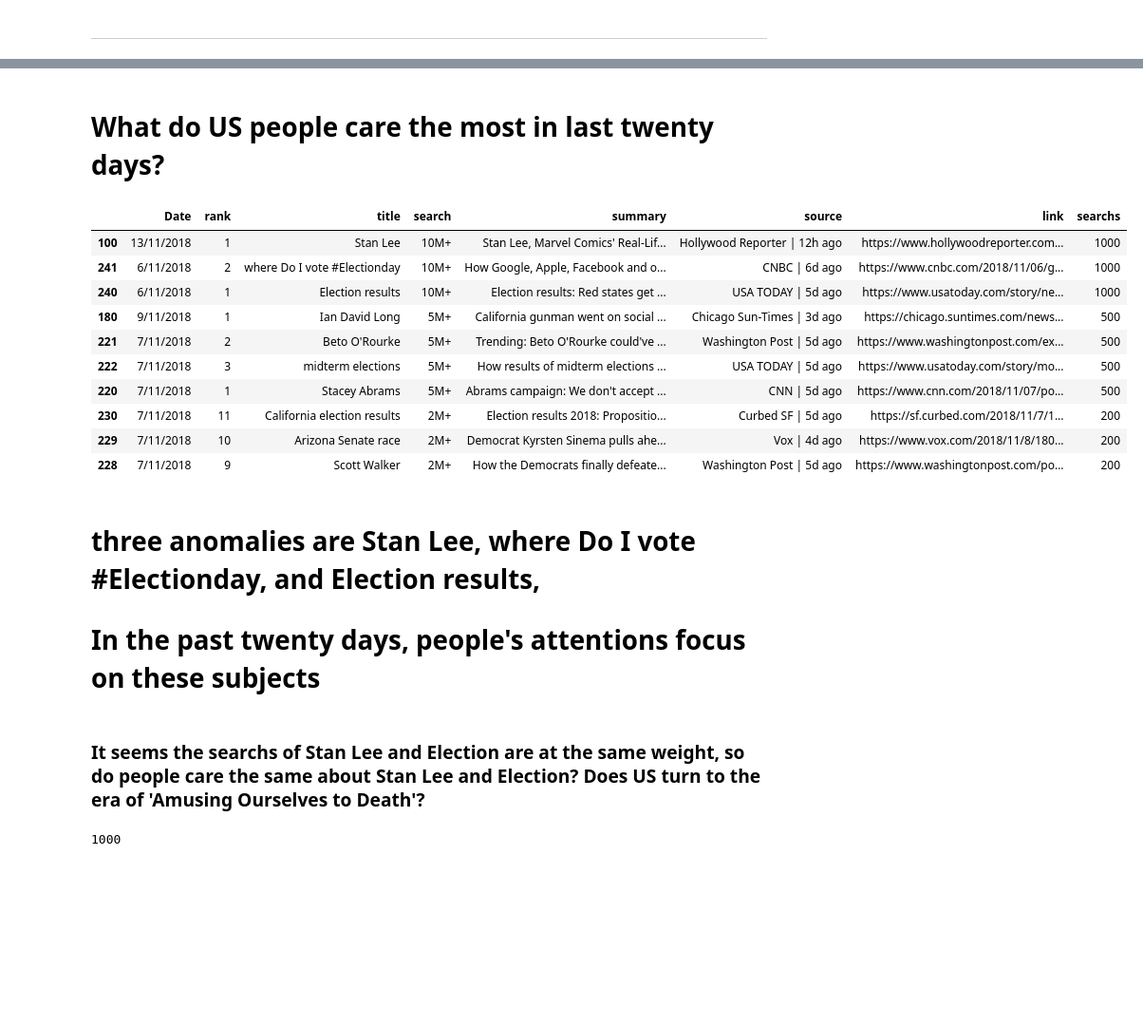
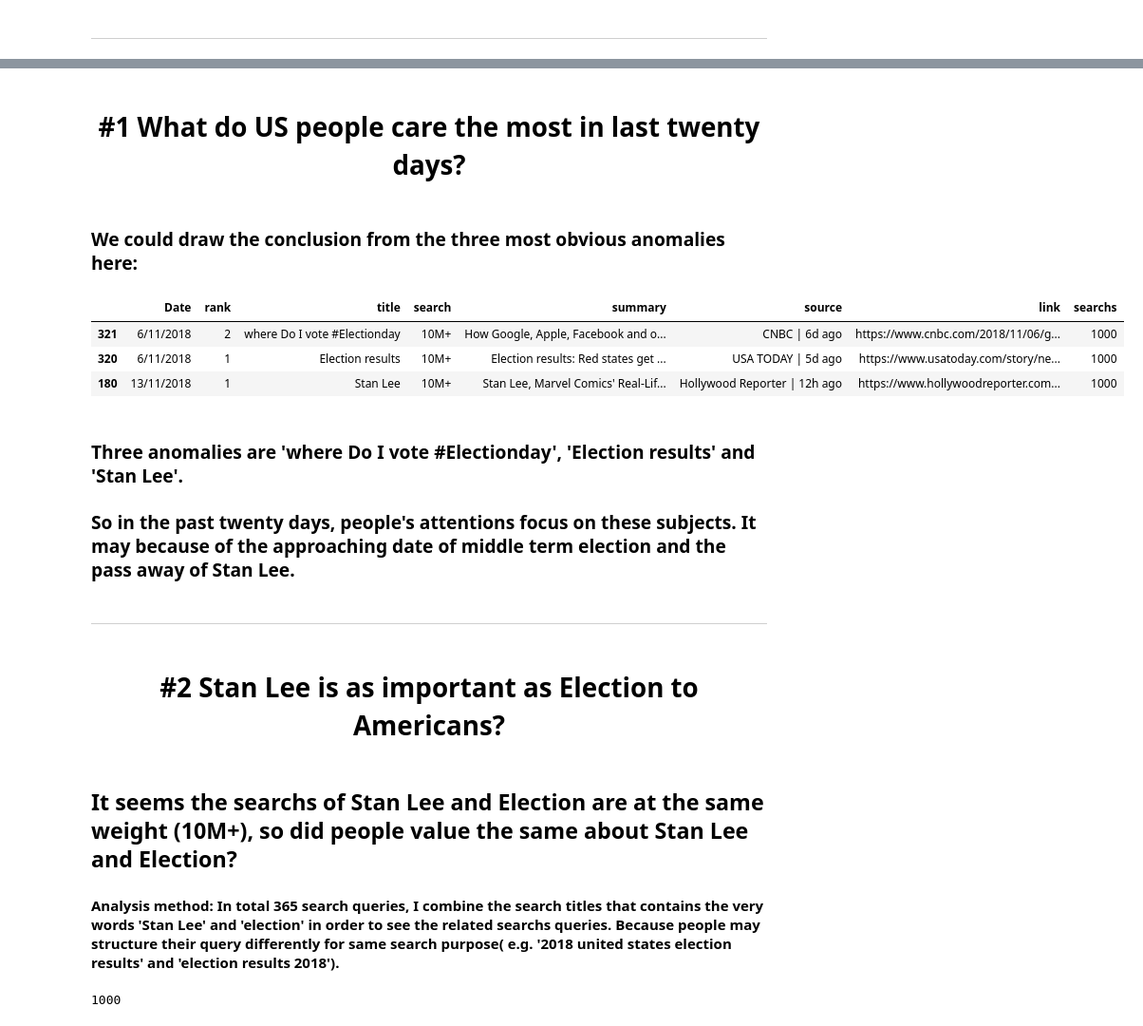
Before and after one commit to ivyWANG958/python-data-analysis, a Jupyter notebook: assign2/analysis.ipynb, the cells around one changed output, grey strips where cells are left out. Shown: that part at 95% size. Cells and saved outputs as stored; diff of their text form; code cells hidden in the pictures; blank space fills up the shorter version.

```diff
--- a/assign2/analysis.ipynb
+++ b/assign2/analysis.ipynb
@@ -115,22 +79,22 @@ sns.swarmplot(y=dfc['searchs'], data=dfc, color=".25") #how to label the anomali
 # %% [markdown]
-# What do US people care the most in last twenty days?
+# <center> #1 What do US people care the most in last twenty days?</center>
+# %% [markdown]
+###  We could draw the conclusion from the three most obvious anomalies here:
 # %%
-dfc.sort_values(by ='searchs', ascending = False).head(10)
+dfc.sort_values(by ='searchs', ascending = False).head(3)
 # %% [output]
 |  | Date | rank | title | search | summary | source | link | searchs |
-| 100 | 13/11/2018 | 1 | Stan Lee | 10M+ | Stan Lee, Marvel Comics' Real-Lif... | Hollywood Reporter | 12h ago | https://www.hollywoodreporter.com... | 1000 |
-| 241 | 6/11/2018 | 2 | where Do I vote #Electionday | 10M+ | How Google, Apple, Facebook and o... | CNBC | 6d ago | https://www.cnbc.com/2018/11/06/g... | 1000 |
-| 240 | 6/11/2018 | 1 | Election results | 10M+ | Election results: Red states get ... | USA TODAY | 5d ago | https://www.usatoday.com/story/ne... | 1000 |
-| 180 | 9/11/2018 | 1 | Ian David Long | 5M+ | California gunman went on social ... | Chicago Sun-Times | 3d ago | https://chicago.suntimes.com/news... | 500 |
-| 221 | 7/11/2018 | 2 | Beto O'Rourke | 5M+ | Trending: Beto O'Rourke could've ... | Washington Post | 5d ago | https://www.washingtonpost.com/ex... | 500 |
-| 222 | 7/11/2018 | 3 | midterm elections | 5M+ | How results of midterm elections ... | USA TODAY | 5d ago | https://www.usatoday.com/story/mo... | 500 |
-| 220 | 7/11/2018 | 1 | Stacey Abrams | 5M+ | Abrams campaign: We don't accept ... | CNN | 5d ago | https://www.cnn.com/2018/11/07/po... | 500 |
-| 230 | 7/11/2018 | 11 | California election results | 2M+ | Election results 2018: Propositio... | Curbed SF | 5d ago | https://sf.curbed.com/2018/11/7/1... | 200 |
-| 229 | 7/11/2018 | 10 | Arizona Senate race | 2M+ | Democrat Kyrsten Sinema pulls ahe... | Vox | 4d ago | https://www.vox.com/2018/11/8/180... | 200 |
-| 228 | 7/11/2018 | 9 | Scott Walker | 2M+ | How the Democrats finally defeate... | Washington Post | 5d ago | https://www.washingtonpost.com/po... | 200 |
+| 321 | 6/11/2018 | 2 | where Do I vote #Electionday | 10M+ | How Google, Apple, Facebook and o... | CNBC | 6d ago | https://www.cnbc.com/2018/11/06/g... | 1000 |
+| 320 | 6/11/2018 | 1 | Election results | 10M+ | Election results: Red states get ... | USA TODAY | 5d ago | https://www.usatoday.com/story/ne... | 1000 |
+| 180 | 13/11/2018 | 1 | Stan Lee | 10M+ | Stan Lee, Marvel Comics' Real-Lif... | Hollywood Reporter | 12h ago | https://www.hollywoodreporter.com... | 1000 |
 # %% [markdown]
-# three anomalies are Stan Lee, where Do I vote #Electionday, and Election results,
-# In the past twenty days, people's attentions focus on these subjects
+### Three anomalies are 'where Do I vote #Electionday', 'Election results' and 'Stan Lee'.
+### So in the past twenty days, people's attentions focus on these subjects. It may because of the approaching date of middle term election and the pass away of Stan Lee.
+# %% [markdown]
+***
+# %% [markdown]
+# <center> #2 Stan Lee is as important as Election to Americans? </center>
 # %% [markdown]
-### It seems the searchs of Stan Lee and Election are at the same weight, so do people care the same about Stan Lee and Election? Does US turn to the era of 'Amusing Ourselves to Death'?
+## It seems the searchs of Stan Lee and Election are at the same weight (10M+), so did people value the same about Stan Lee and Election?
+#### Analysis method: In total 365 search queries, I combine the search titles that contains the very words 'Stan Lee' and 'election' in order to see the related searchs queries. Because people may structure their query differently for same search purpose( e.g. '2018 united states election results' and 'election results 2018').
 # %%
```
Also changed, not shown: parts of 38 cells of this notebook, 7 other files.
